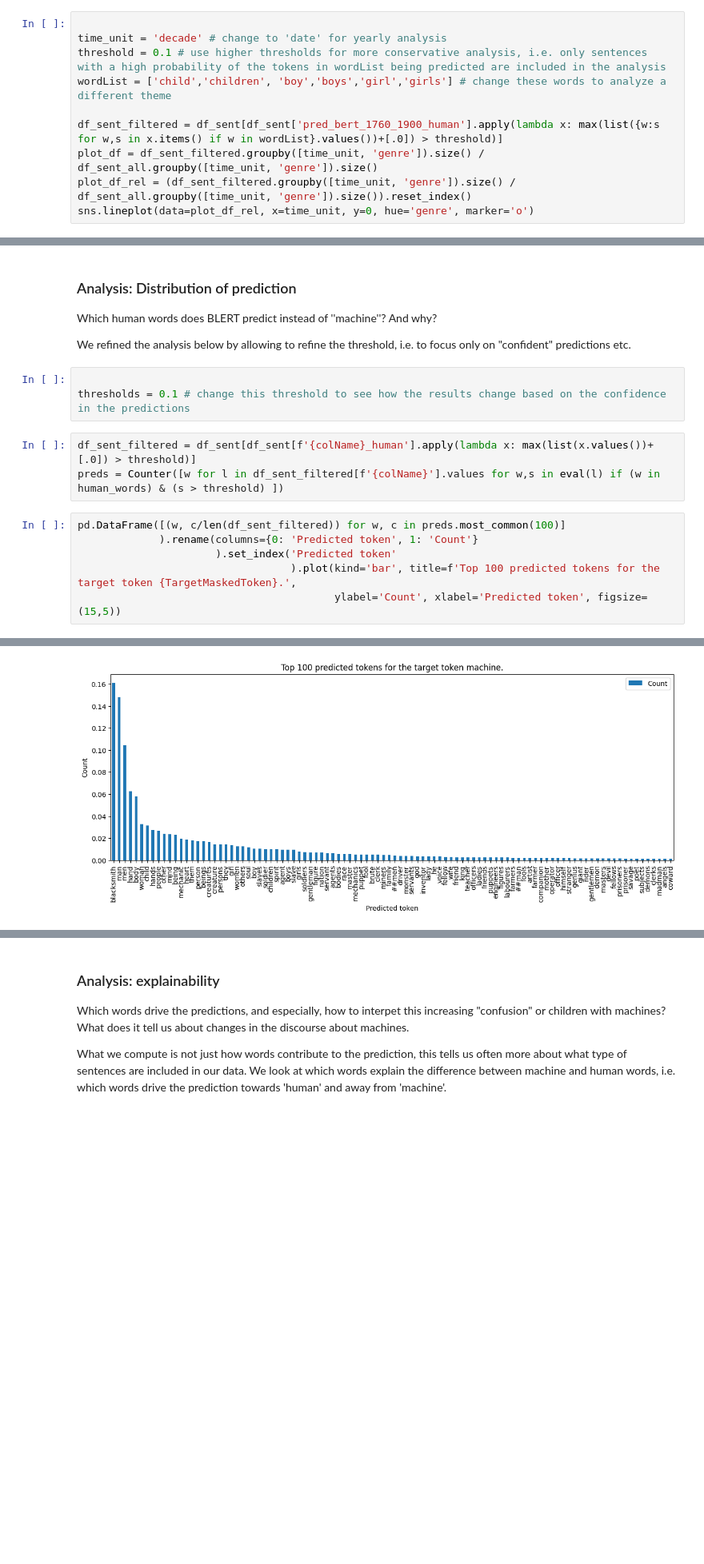
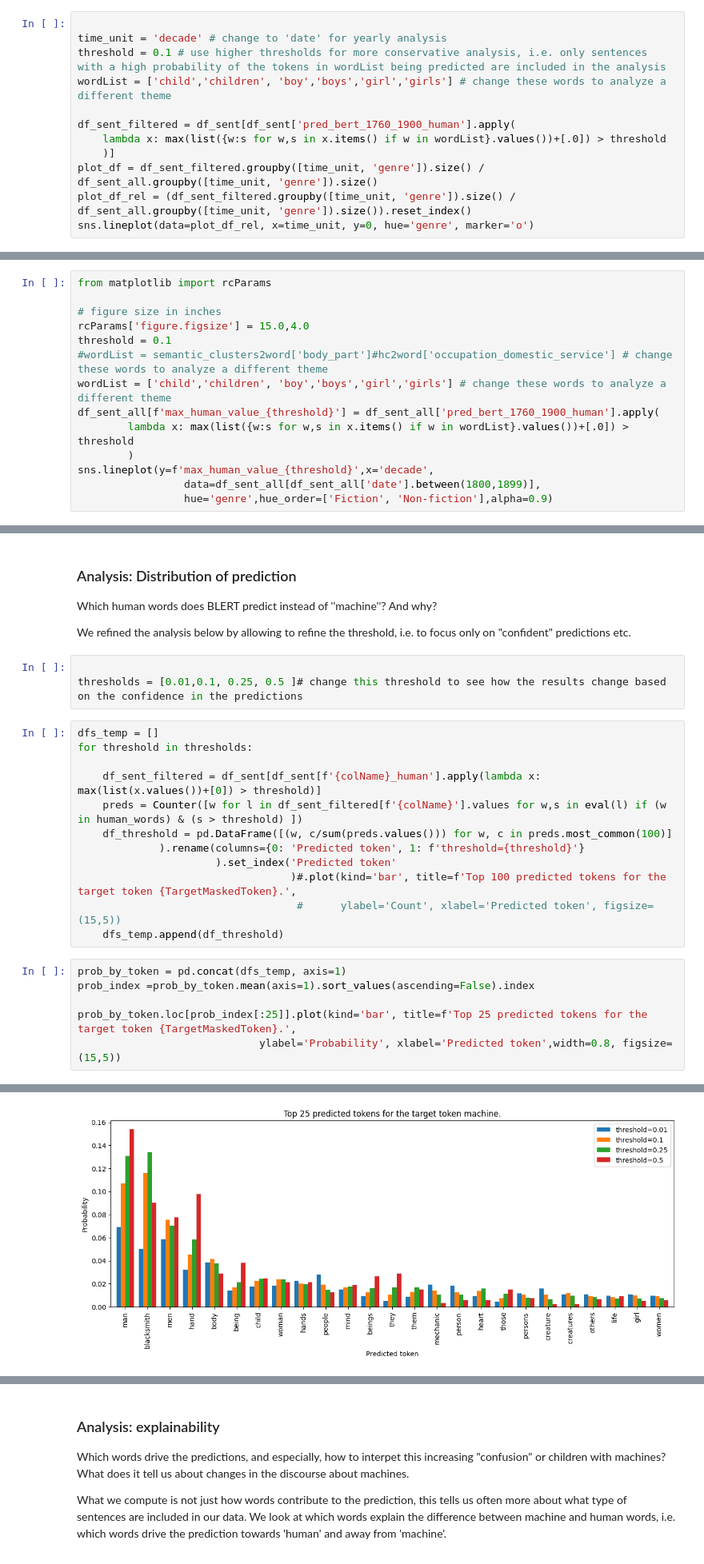
Before and after one commit to Text-Machine/mask-predict, a Jupyter notebook: chr-paper.ipynb, the cells around one changed output, grey strips where cells are left out. Shown at 80% size. Cells and saved outputs as stored; diff of their text form; blank space fills up the shorter version.

```diff
--- a/chr-paper.ipynb
+++ b/chr-paper.ipynb
@@ -149,7 +347,9 @@ time_unit = 'decade' # change to 'date' for yearly analysis
 threshold = 0.1 # use higher thresholds for more conservative analysis, i.e. only sentences with a high probability of the tokens in wordList being predicted are included in the analysis
 wordList = ['child','children', 'boy','boys','girl','girls'] # change these words to analyze a different theme
 
-df_sent_filtered = df_sent[df_sent['pred_bert_1760_1900_human'].apply(lambda x: max(list({w:s for w,s in x.items() if w in wordList}.values())+[.0]) > threshold)]
+df_sent_filtered = df_sent[df_sent['pred_bert_1760_1900_human'].apply(
+    lambda x: max(list({w:s for w,s in x.items() if w in wordList}.values())+[.0]) > threshold
+    )]
 plot_df = df_sent_filtered.groupby([time_unit, 'genre']).size() / df_sent_all.groupby([time_unit, 'genre']).size()
 plot_df_rel = (df_sent_filtered.groupby([time_unit, 'genre']).size() / df_sent_all.groupby([time_unit, 'genre']).size()).reset_index()
 sns.lineplot(data=plot_df_rel, x=time_unit, y=0, hue='genre', marker='o')
@@ -158,0 +359,14 @@ sns.lineplot(data=plot_df_rel, x=time_unit, y=0, hue='genre', marker='o')
+# %%
+from matplotlib import rcParams
+
+# figure size in inches
+rcParams['figure.figsize'] = 15.0,4.0
+threshold = 0.1
+#wordList = semantic_clusters2word['body_part']#hc2word['occupation_domestic_service'] # change these words to analyze a different theme
+wordList = ['child','children', 'boy','boys','girl','girls'] # change these words to analyze a different theme
+df_sent_all[f'max_human_value_{threshold}'] = df_sent_all['pred_bert_1760_1900_human'].apply(
+        lambda x: max(list({w:s for w,s in x.items() if w in wordList}.values())+[.0]) > threshold
+        )
+sns.lineplot(y=f'max_human_value_{threshold}',x='decade',
+                 data=df_sent_all[df_sent_all['date'].between(1800,1899)],
+                 hue='genre',hue_order=['Fiction', 'Non-fiction'],alpha=0.9)
@@ -164,14 +381,23 @@ Which human words does BLERT predict instead of ''machine''? And why?
 We refined the analysis below by allowing to refine the threshold, i.e. to focus only on "confident" predictions etc.
 # %%
 
-thresholds = 0.1 # change this threshold to see how the results change based on the confidence in the predictions
+thresholds = [0.01,0.1, 0.25, 0.5 ]# change this threshold to see how the results change based on the confidence in the predictions
 # %%
-df_sent_filtered = df_sent[df_sent[f'{colName}_human'].apply(lambda x: max(list(x.values())+[.0]) > threshold)]
-preds = Counter([w for l in df_sent_filtered[f'{colName}'].values for w,s in eval(l) if (w in human_words) & (s > threshold) ])
+dfs_temp = []
+for threshold in thresholds:
+
+    df_sent_filtered = df_sent[df_sent[f'{colName}_human'].apply(lambda x: max(list(x.values())+[0]) > threshold)]
+    preds = Counter([w for l in df_sent_filtered[f'{colName}'].values for w,s in eval(l) if (w in human_words) & (s > threshold) ])
+    df_threshold = pd.DataFrame([(w, c/sum(preds.values())) for w, c in preds.most_common(100)]
+             ).rename(columns={0: 'Predicted token', 1: f'threshold={threshold}'}
+                      ).set_index('Predicted token'
+                                  )#.plot(kind='bar', title=f'Top 100 predicted tokens for the target token {TargetMaskedToken}.',
+                                   #      ylabel='Count', xlabel='Predicted token', figsize=(15,5))
+    dfs_temp.append(df_threshold)
 # %%
-pd.DataFrame([(w, c/len(df_sent_filtered)) for w, c in preds.most_common(100)]
-             ).rename(columns={0: 'Predicted token', 1: 'Count'}
-                      ).set_index('Predicted token'
-                                  ).plot(kind='bar', title=f'Top 100 predicted tokens for the target token {TargetMaskedToken}.',
-                                         ylabel='Count', xlabel='Predicted token', figsize=(15,5))
+prob_by_token = pd.concat(dfs_temp, axis=1)
+prob_index =prob_by_token.mean(axis=1).sort_values(ascending=False).index
+
+prob_by_token.loc[prob_index[:25]].plot(kind='bar', title=f'Top 25 predicted tokens for the target token {TargetMaskedToken}.',
+                             ylabel='Probability', xlabel='Predicted token',width=0.8, figsize=(15,5))
 # %% [output]
@@ -179 +405 @@ pd.DataFrame([(w, c/len(df_sent_filtered)) for w, c in preds.most_common(100)]
-[figure, old version]
+[figure, new version]
```
Also changed, not shown: parts of 90 cells of this notebook.
